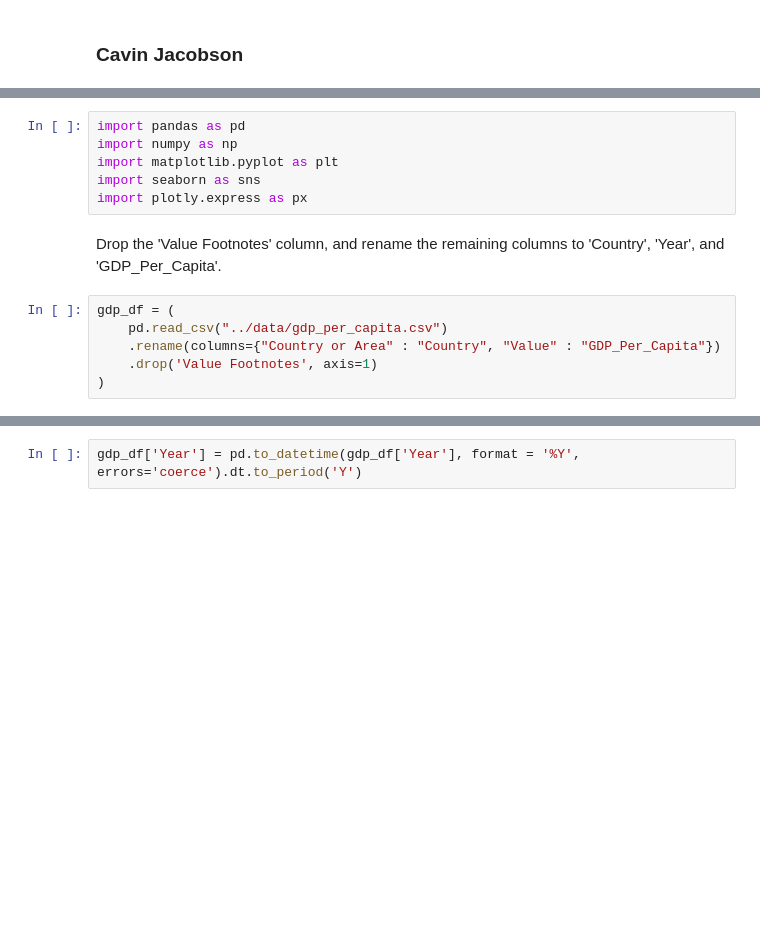
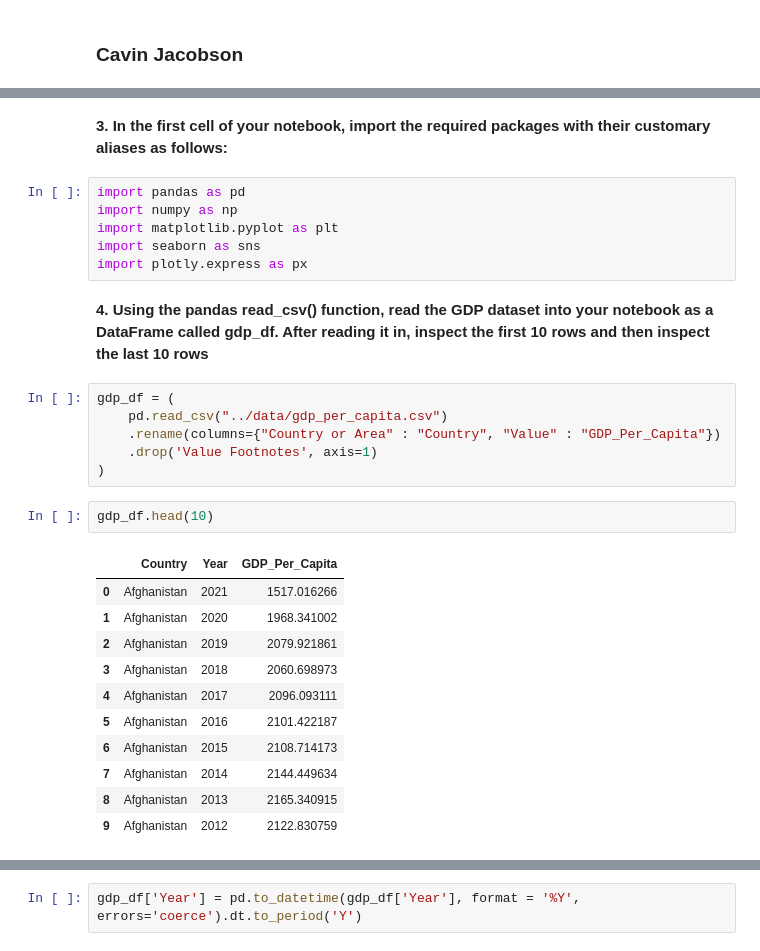
Before and after one commit to nss-data-science-cohort-8/un-exploration-Mythical-clj, a Jupyter notebook: notebooks/UN_Data_Exploration.ipynb, the cells around one changed output, grey strips where cells are left out. Saved outputs shown, nothing was run; the diff lists cells and outputs as text; blank space fills up the shorter version.

```diff
--- a/notebooks/UN_Data_Exploration.ipynb
+++ b/notebooks/UN_Data_Exploration.ipynb
@@ -7,14 +9,30 @@
+# %% [markdown]
+**3. In the first cell of your notebook, import the required packages with their customary aliases as follows:**
 # %%
 import pandas as pd
 import numpy as np
 import matplotlib.pyplot as plt
 import seaborn as sns
 import plotly.express as px
-# %% [markdown]
-Drop the 'Value Footnotes' column, and rename the remaining columns to 'Country', 'Year', and 'GDP_Per_Capita'.
+# %% [markdown]
+**4. Using the pandas read_csv() function, read the GDP dataset into your notebook as a DataFrame called gdp_df. After reading it in, inspect the first 10 rows and then inspect the last 10 rows**
 # %%
 gdp_df = (
     pd.read_csv("../data/gdp_per_capita.csv")
     .rename(columns={"Country or Area" : "Country", "Value" : "GDP_Per_Capita"})
     .drop('Value Footnotes', axis=1)
 )
+# %%
+gdp_df.head(10)
+# %% [output]
+|  | Country | Year | GDP_Per_Capita |
+| 0 | Afghanistan | 2021 | 1517.016266 |
+| 1 | Afghanistan | 2020 | 1968.341002 |
+| 2 | Afghanistan | 2019 | 2079.921861 |
+| 3 | Afghanistan | 2018 | 2060.698973 |
+| 4 | Afghanistan | 2017 | 2096.093111 |
+| 5 | Afghanistan | 2016 | 2101.422187 |
+| 6 | Afghanistan | 2015 | 2108.714173 |
+| 7 | Afghanistan | 2014 | 2144.449634 |
+| 8 | Afghanistan | 2013 | 2165.340915 |
+| 9 | Afghanistan | 2012 | 2122.830759 |
```
Also changed, not shown: parts of 41 cells of this notebook.
